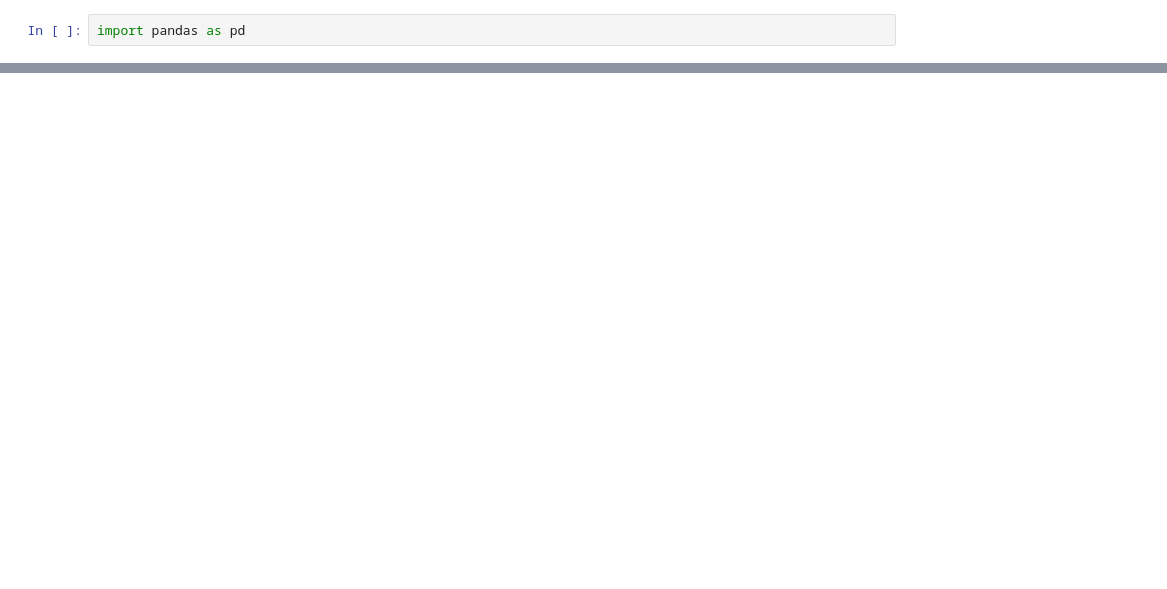
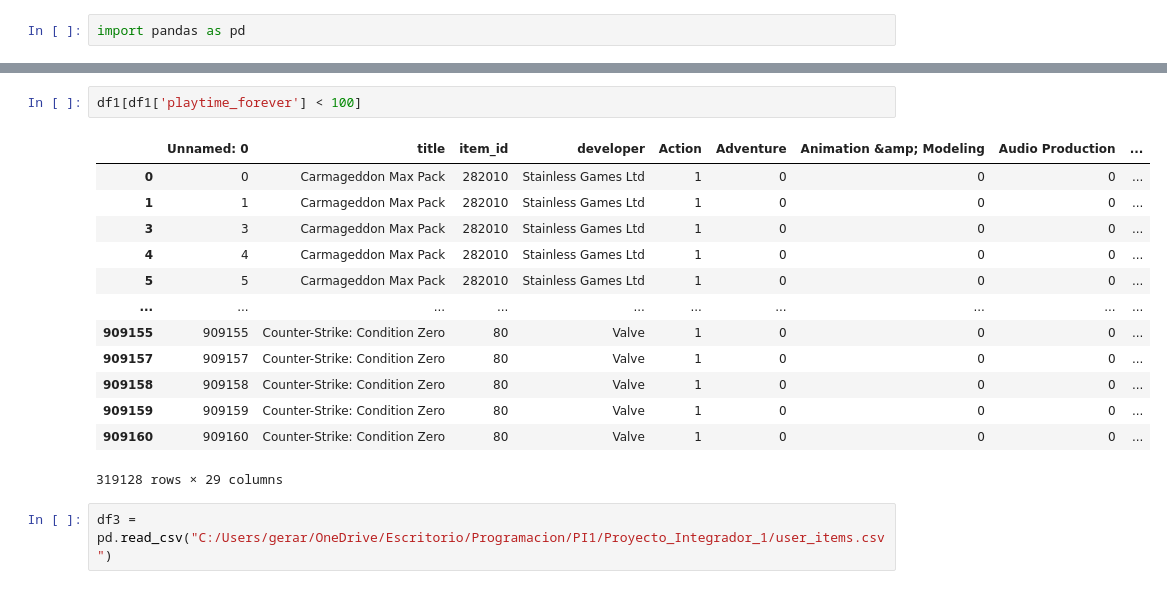
Before and after one commit to Gerardgfc/Proyecto_Integrador1, a Jupyter notebook: pruebas.ipynb, the cells around one changed output, grey strips where cells are left out. Cells and saved outputs as stored; diff of their text form; blank space fills up the shorter version.

```diff
--- a/pruebas.ipynb
+++ b/pruebas.ipynb
@@ -23,0 +54,18 @@ steam_games.head(1)
+# %%
+df1[df1['playtime_forever'] < 100]
+# %% [output]
+|  | Unnamed: 0 | title | item_id | developer | Action | Adventure | Animation &amp; Modeling | Audio Production | ... |
+| 0 | 0 | Carmageddon Max Pack | 282010 | Stainless Games Ltd | 1 | 0 | 0 | 0 | ... |
+| 1 | 1 | Carmageddon Max Pack | 282010 | Stainless Games Ltd | 1 | 0 | 0 | 0 | ... |
+| 3 | 3 | Carmageddon Max Pack | 282010 | Stainless Games Ltd | 1 | 0 | 0 | 0 | ... |
+| 4 | 4 | Carmageddon Max Pack | 282010 | Stainless Games Ltd | 1 | 0 | 0 | 0 | ... |
+| 5 | 5 | Carmageddon Max Pack | 282010 | Stainless Games Ltd | 1 | 0 | 0 | 0 | ... |
+| ... | ... | ... | ... | ... | ... | ... | ... | ... | ... |
+| 909155 | 909155 | Counter-Strike: Condition Zero | 80 | Valve | 1 | 0 | 0 | 0 | ... |
+| 909157 | 909157 | Counter-Strike: Condition Zero | 80 | Valve | 1 | 0 | 0 | 0 | ... |
+| 909158 | 909158 | Counter-Strike: Condition Zero | 80 | Valve | 1 | 0 | 0 | 0 | ... |
+| 909159 | 909159 | Counter-Strike: Condition Zero | 80 | Valve | 1 | 0 | 0 | 0 | ... |
+| 909160 | 909160 | Counter-Strike: Condition Zero | 80 | Valve | 1 | 0 | 0 | 0 | ... |
+319128 rows × 29 columns
+# %%
+df3 = pd.read_csv("C:/Users/gerar/OneDrive/Escritorio/Programacion/PI1/Proyecto_Integrador_1/user_items.csv")
```
Also changed, not shown: parts of 17 cells of this notebook, 3 other files.
